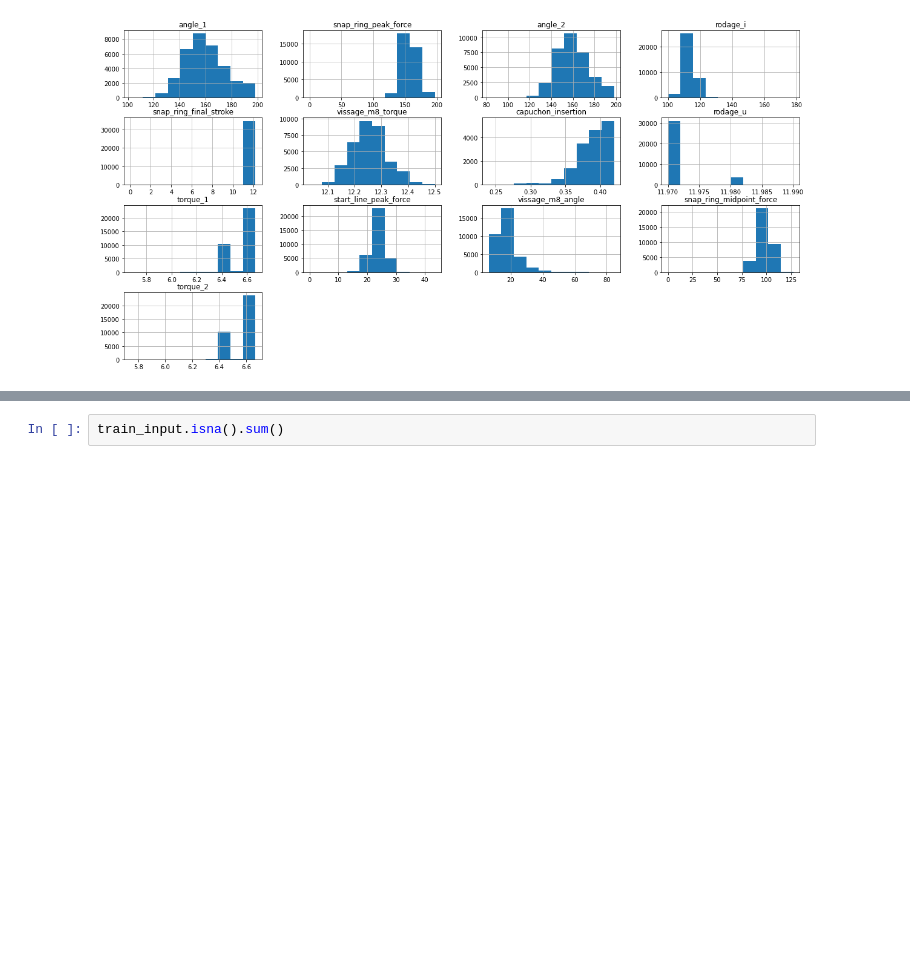
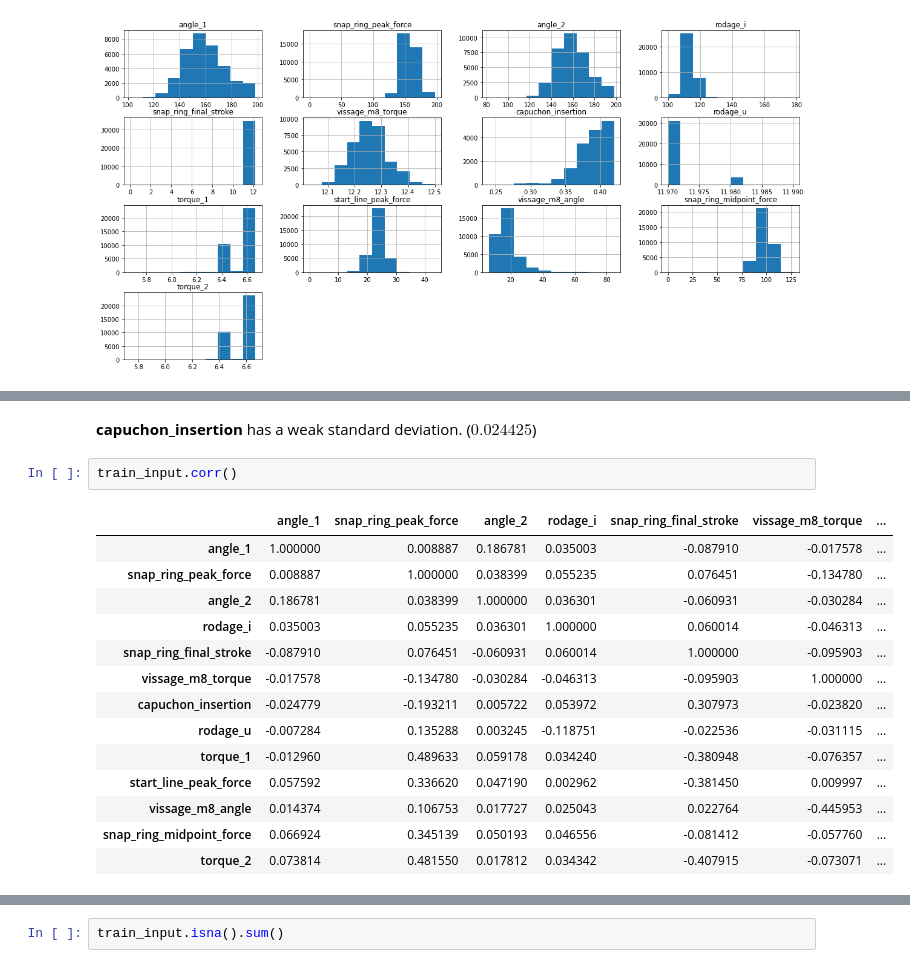
Before and after one commit to FABallemand/DefectPredictionOnProductionLines, a Jupyter notebook: data_analysis/data_analysis.ipynb, the cells around one changed output, grey strips where cells are left out. Cells and saved outputs as stored; diff of their text form; blank space fills up the shorter version.

```diff
--- a/data_analysis/data_analysis.ipynb
+++ b/data_analysis/data_analysis.ipynb
@@ -85,0 +87,19 @@ array([[<AxesSubplot:title={'center':'angle_1'}>,
+# %% [markdown]
+**capuchon_insertion** has a weak standard deviation. ($0.024425$)
+# %%
+train_input.corr()
+# %% [output]
+|  | angle_1 | snap_ring_peak_force | angle_2 | rodage_i | snap_ring_final_stroke | vissage_m8_torque | ... |
+| angle_1 | 1.000000 | 0.008887 | 0.186781 | 0.035003 | -0.087910 | -0.017578 | ... |
+| snap_ring_peak_force | 0.008887 | 1.000000 | 0.038399 | 0.055235 | 0.076451 | -0.134780 | ... |
+| angle_2 | 0.186781 | 0.038399 | 1.000000 | 0.036301 | -0.060931 | -0.030284 | ... |
+| rodage_i | 0.035003 | 0.055235 | 0.036301 | 1.000000 | 0.060014 | -0.046313 | ... |
+| snap_ring_final_stroke | -0.087910 | 0.076451 | -0.060931 | 0.060014 | 1.000000 | -0.095903 | ... |
+| vissage_m8_torque | -0.017578 | -0.134780 | -0.030284 | -0.046313 | -0.095903 | 1.000000 | ... |
+| capuchon_insertion | -0.024779 | -0.193211 | 0.005722 | 0.053972 | 0.307973 | -0.023820 | ... |
+| rodage_u | -0.007284 | 0.135288 | 0.003245 | -0.118751 | -0.022536 | -0.031115 | ... |
+| torque_1 | -0.012960 | 0.489633 | 0.059178 | 0.034240 | -0.380948 | -0.076357 | ... |
+| start_line_peak_force | 0.057592 | 0.336620 | 0.047190 | 0.002962 | -0.381450 | 0.009997 | ... |
+| vissage_m8_angle | 0.014374 | 0.106753 | 0.017727 | 0.025043 | 0.022764 | -0.445953 | ... |
+| snap_ring_midpoint_force | 0.066924 | 0.345139 | 0.050193 | 0.046556 | -0.081412 | -0.057760 | ... |
+| torque_2 | 0.073814 | 0.481550 | 0.017812 | 0.034342 | -0.407915 | -0.073071 | ... |
```
Also changed, not shown: parts of 8 cells of this notebook, 3 other files.
